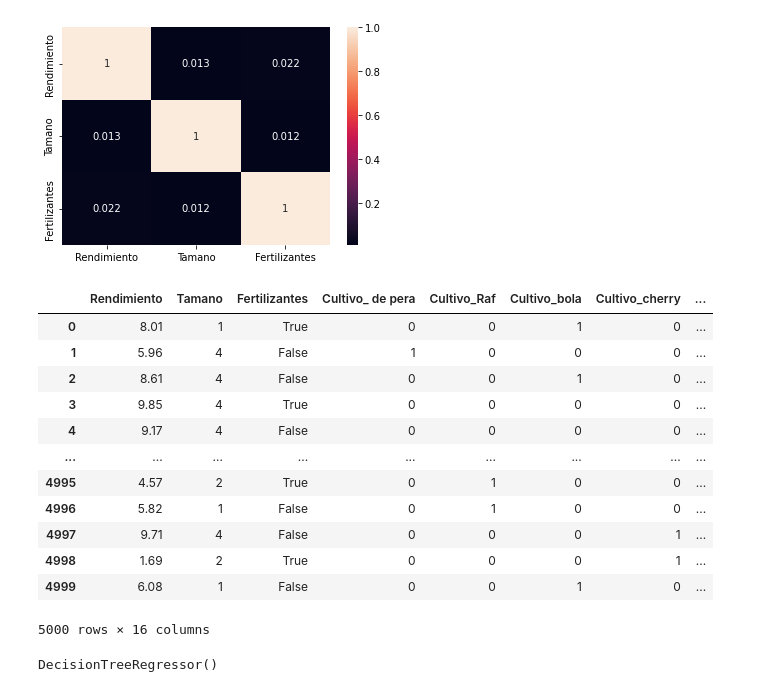
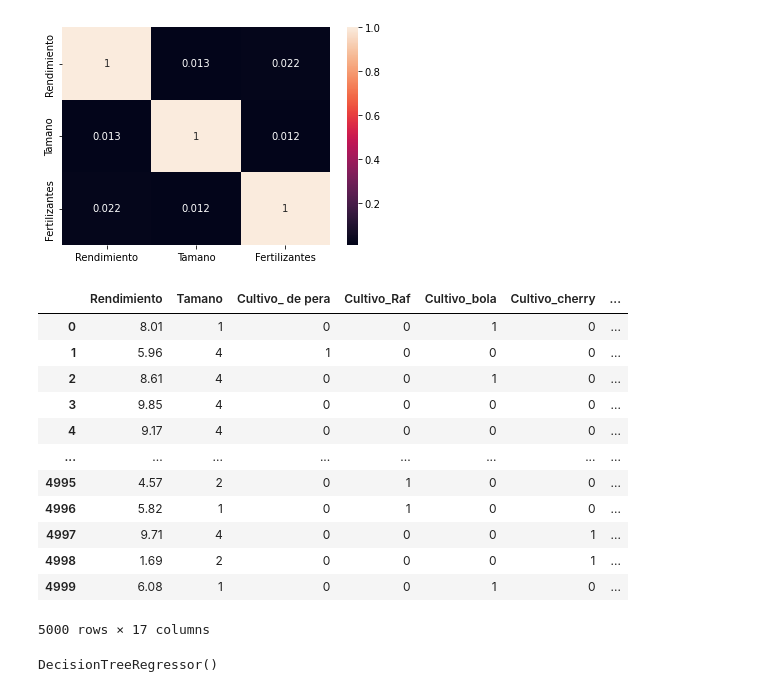
Before and after one commit to lorenzoo014/practica_con_orange, a Jupyter notebook: fichero(python).ipynb, the cells around one changed output. Cells and saved outputs as stored; diff of their text form; code cells hidden in the pictures.

```diff
--- a/fichero(python).ipynb
+++ b/fichero(python).ipynb
@@ -123,21 +103,21 @@ print("Error cuadrático medio:", mse)
 # %%
 #De esta manera ya no se tendrán valores no numericos en el array
-data_encoded = pd.get_dummies(df, columns=['Cultivo','Ubicaciones'])
+data_encoded = pd.get_dummies(df, columns=['Cultivo','Ubicaciones','Fertilizantes'])
 data_encoded
 # %% [output]
-|  | Rendimiento | Tamano | Fertilizantes | Cultivo_ de pera | Cultivo_Raf | Cultivo_bola | Cultivo_cherry | ... |
-| 0 | 8.01 | 1 | True | 0 | 0 | 1 | 0 | ... |
-| 1 | 5.96 | 4 | False | 1 | 0 | 0 | 0 | ... |
-| 2 | 8.61 | 4 | False | 0 | 0 | 1 | 0 | ... |
-| 3 | 9.85 | 4 | True | 0 | 0 | 0 | 0 | ... |
-| 4 | 9.17 | 4 | False | 0 | 0 | 0 | 0 | ... |
-| ... | ... | ... | ... | ... | ... | ... | ... | ... |
-| 4995 | 4.57 | 2 | True | 0 | 1 | 0 | 0 | ... |
-| 4996 | 5.82 | 1 | False | 0 | 1 | 0 | 0 | ... |
-| 4997 | 9.71 | 4 | False | 0 | 0 | 0 | 1 | ... |
-| 4998 | 1.69 | 2 | True | 0 | 0 | 0 | 1 | ... |
-| 4999 | 6.08 | 1 | False | 0 | 0 | 1 | 0 | ... |
+|  | Rendimiento | Tamano | Cultivo_ de pera | Cultivo_Raf | Cultivo_bola | Cultivo_cherry | ... |
+| 0 | 8.01 | 1 | 0 | 0 | 1 | 0 | ... |
+| 1 | 5.96 | 4 | 1 | 0 | 0 | 0 | ... |
+| 2 | 8.61 | 4 | 0 | 0 | 1 | 0 | ... |
+| 3 | 9.85 | 4 | 0 | 0 | 0 | 0 | ... |
+| 4 | 9.17 | 4 | 0 | 0 | 0 | 0 | ... |
+| ... | ... | ... | ... | ... | ... | ... | ... |
+| 4995 | 4.57 | 2 | 0 | 1 | 0 | 0 | ... |
+| 4996 | 5.82 | 1 | 0 | 1 | 0 | 0 | ... |
+| 4997 | 9.71 | 4 | 0 | 0 | 0 | 1 | ... |
+| 4998 | 1.69 | 2 | 0 | 0 | 0 | 1 | ... |
+| 4999 | 6.08 | 1 | 0 | 0 | 1 | 0 | ... |
-5000 rows × 16 columns
+5000 rows × 17 columns
 # %%
 # Dividir los datos en características (X) y variable objetivo (y)
 X = data_encoded.drop('Rendimiento', axis=1)
```
Also changed, not shown: parts of 8 cells of this notebook.
